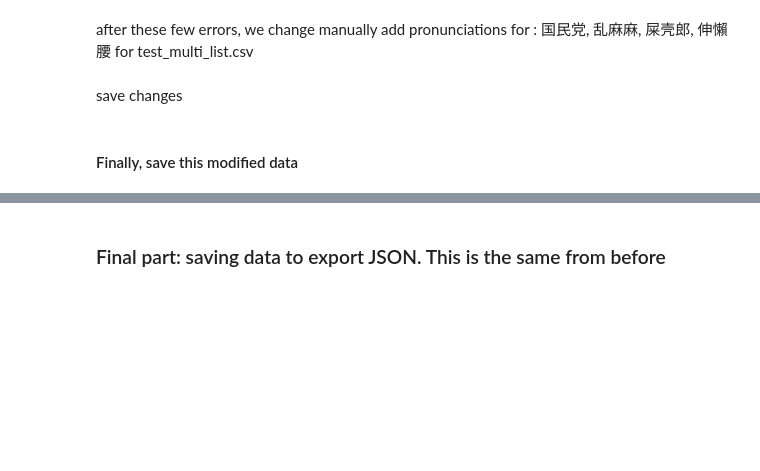
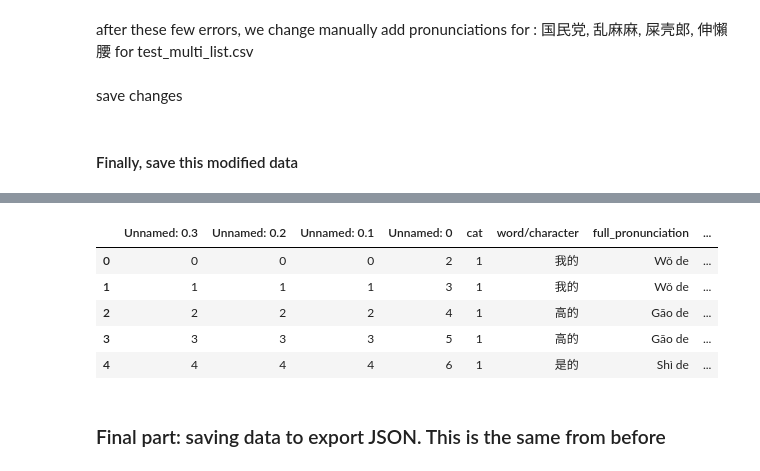
Before and after one commit to maxjing97/mandarin_chinese_characters_test, a Jupyter notebook: backend/data_prep/2-additional-edits.ipynb, the cells around one changed output, grey strips where cells are left out. Cells and saved outputs as stored; diff of their text form; code cells hidden in the pictures; blank space fills up the shorter version.

Commit message:
restore source data, updated data with similar format as existing data, should allow for less cluttered code

```diff
--- a/backend/data_prep/2-additional-edits.ipynb
+++ b/backend/data_prep/2-additional-edits.ipynb
@@ -351,0 +354,3 @@ test_data.to_csv(path)
+# %%
+test_data = test_data.rename(columns={'pronunciation': 'full_pronunciation'})
+test_data.head(n=1)
@@ -351,0 +362,14 @@ test_data.to_csv(path)
+# %%
+full_pronunciation_wo = list(test_data["full_pronunciation"])
+i = 0
+for pro in full_pronunciation_wo:
+    #loop through each letter in pro to remove diacritic
+    modified_pro = ""
+    for char in pro:
+        #remove diacritics
+        modified_char = unicodedata.normalize('NFD', char)
+        modified_char = str(modified_char.encode('ascii', 'ignore').decode("utf-8"))
+        modified_pro += modified_char
+    print("modified, ", modified_pro, "current", pro)
+    full_pronunciation_wo[i] = modified_pro
+    i += 1
@@ -352,3 +394,13 @@ test_data.to_csv(path)
+# %%
+test_data["full_pronunciation_wo"] = full_pronunciation_wo
+test_data.head(n=5)
+# %% [output]
+|  | Unnamed: 0.3 | Unnamed: 0.2 | Unnamed: 0.1 | Unnamed: 0 | cat | word/character | full_pronunciation | ... |
+| 0 | 0 | 0 | 0 | 2 | 1 | 我的 | Wǒ de | ... |
+| 1 | 1 | 1 | 1 | 3 | 1 | 我的 | Wǒ de | ... |
+| 2 | 2 | 2 | 2 | 4 | 1 | 高的 | Gāo de | ... |
+| 3 | 3 | 3 | 3 | 5 | 1 | 高的 | Gāo de | ... |
+| 4 | 4 | 4 | 4 | 6 | 1 | 是的 | Shì de | ... |
 # %% [markdown]
 ### Final part: saving data to export JSON. This is the same from before
 # %%
```
Also changed, not shown: parts of 6 cells of this notebook, 4 other files.
